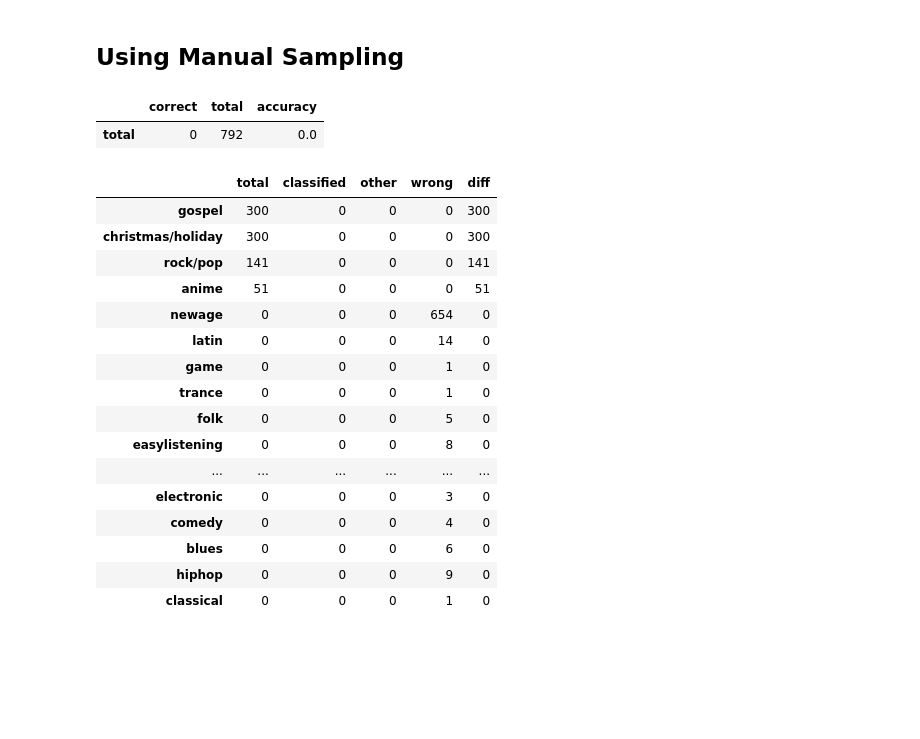
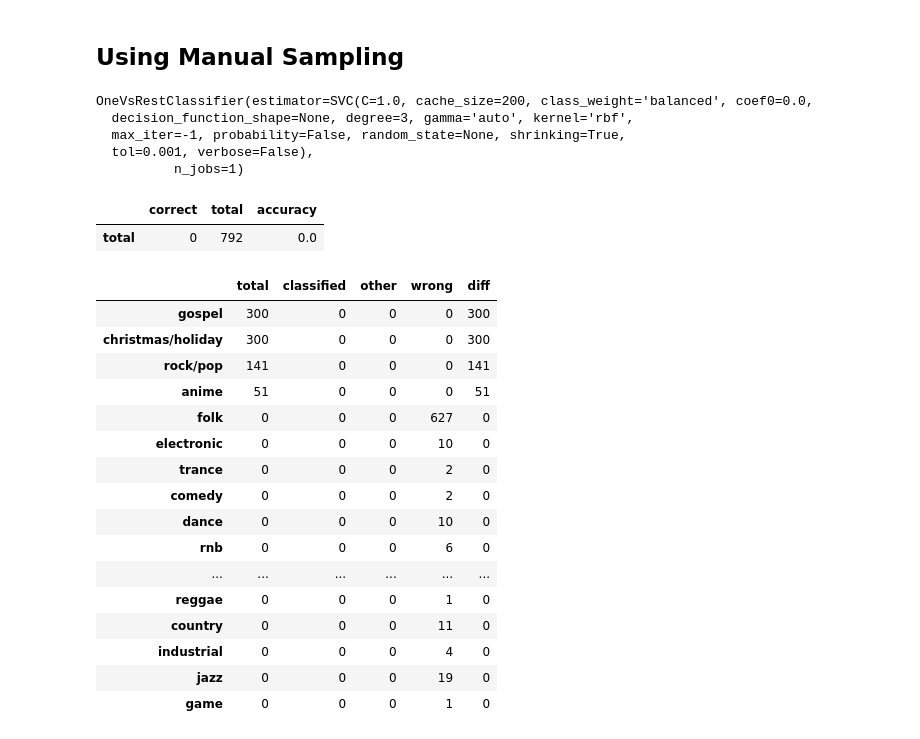
Before and after one commit to RyuuTDF/AcousticBrainz, a Jupyter notebook: SVM.ipynb, the cells around one changed output. Cells and saved outputs as stored; diff of their text form; code cells hidden in the pictures; blank space fills up the shorter version.

```diff
--- a/SVM.ipynb
+++ b/SVM.ipynb
@@ -417,27 +438,33 @@ print(classification_report_imbalanced(groundtruth['genre1'][-5000:], pipeline.p
 # Load training data sample 300
 new_training_data = new_groundtruth['recordingmbid'].apply(getOnlyUsedFeatures)
 # %%
-clf = OneVsRestClassifier(svm.SVC(kernel='rbf', class_weight='balanced'))
-clf.fit(new_training_data, new_groundtruth['genre1'])
-
-results = do_experiment(clf, new_training_data, new_groundtruth['genre1'])
+clf_300 = OneVsRestClassifier(svm.SVC(kernel='rbf', class_weight='balanced'))
+clf_300.fit(new_training_data, new_groundtruth['genre1'])
 # %% [output]
-|  | correct | total | accuracy |
-| total | 0 | 792 | 0.0 |
-|  | total | classified | other | wrong | diff |
-| gospel | 300 | 0 | 0 | 0 | 300 |
-| christmas/holiday | 300 | 0 | 0 | 0 | 300 |
-| rock/pop | 141 | 0 | 0 | 0 | 141 |
-| anime | 51 | 0 | 0 | 0 | 51 |
-| newage | 0 | 0 | 0 | 654 | 0 |
-| latin | 0 | 0 | 0 | 14 | 0 |
-| game | 0 | 0 | 0 | 1 | 0 |
-| trance | 0 | 0 | 0 | 1 | 0 |
-| folk | 0 | 0 | 0 | 5 | 0 |
-| easylistening | 0 | 0 | 0 | 8 | 0 |
-| ... | ... | ... | ... | ... | ... |
-| electronic | 0 | 0 | 0 | 3 | 0 |
-| comedy | 0 | 0 | 0 | 4 | 0 |
-| blues | 0 | 0 | 0 | 6 | 0 |
-| hiphop | 0 | 0 | 0 | 9 | 0 |
-| classical | 0 | 0 | 0 | 1 | 0 |
+OneVsRestClassifier(estimator=SVC(C=1.0, cache_size=200, class_weight='balanced', coef0=0.0,
+  decision_function_shape=None, degree=3, gamma='auto', kernel='rbf',
+  max_iter=-1, probability=False, random_state=None, shrinking=True,
+  tol=0.001, verbose=False),
+          n_jobs=1)
+# %%
+results = do_experiment(clf_300, new_training_data, new_groundtruth['genre1'])
+# %% [output]
+|  | correct | total | accuracy |
+| total | 0 | 792 | 0.0 |
+|  | total | classified | other | wrong | diff |
+| gospel | 300 | 0 | 0 | 0 | 300 |
+| christmas/holiday | 300 | 0 | 0 | 0 | 300 |
+| rock/pop | 141 | 0 | 0 | 0 | 141 |
+| anime | 51 | 0 | 0 | 0 | 51 |
+| folk | 0 | 0 | 0 | 627 | 0 |
+| electronic | 0 | 0 | 0 | 10 | 0 |
+| trance | 0 | 0 | 0 | 2 | 0 |
+| comedy | 0 | 0 | 0 | 2 | 0 |
+| dance | 0 | 0 | 0 | 10 | 0 |
+| rnb | 0 | 0 | 0 | 6 | 0 |
+| ... | ... | ... | ... | ... | ... |
+| reggae | 0 | 0 | 0 | 1 | 0 |
+| country | 0 | 0 | 0 | 11 | 0 |
+| industrial | 0 | 0 | 0 | 4 | 0 |
+| jazz | 0 | 0 | 0 | 19 | 0 |
+| game | 0 | 0 | 0 | 1 | 0 |
```
Also changed, not shown: parts of 4 cells of this notebook, 1 other file.
